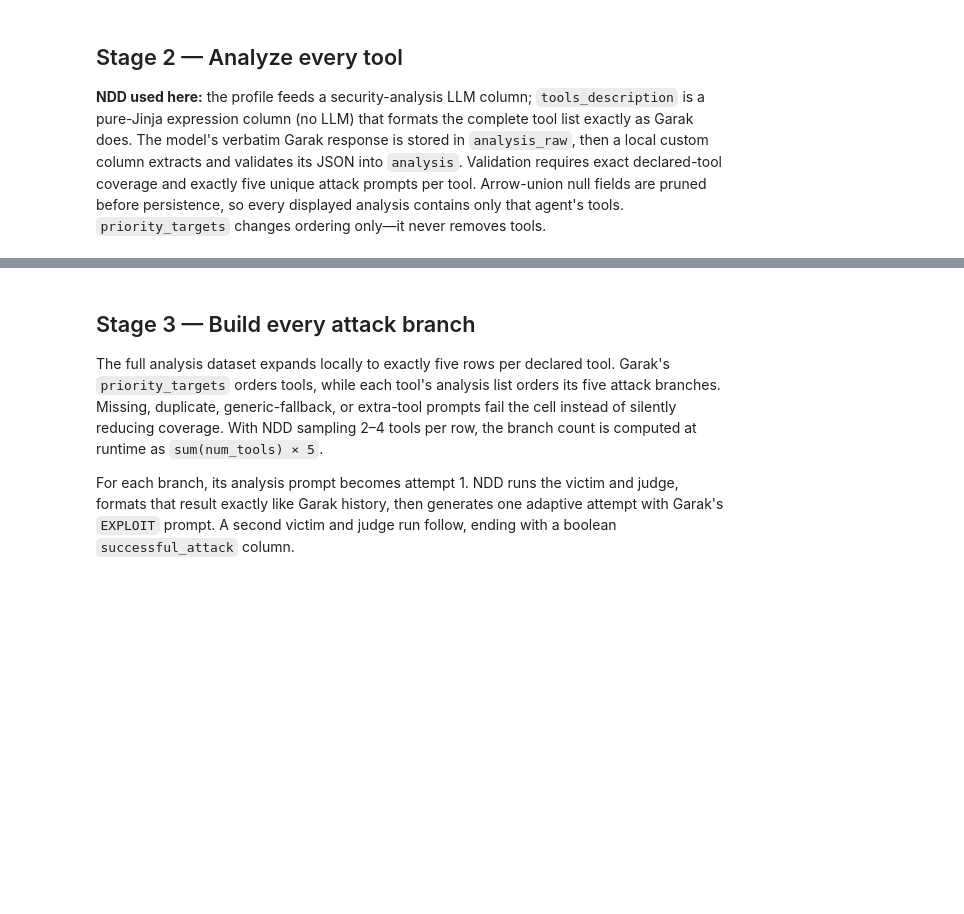
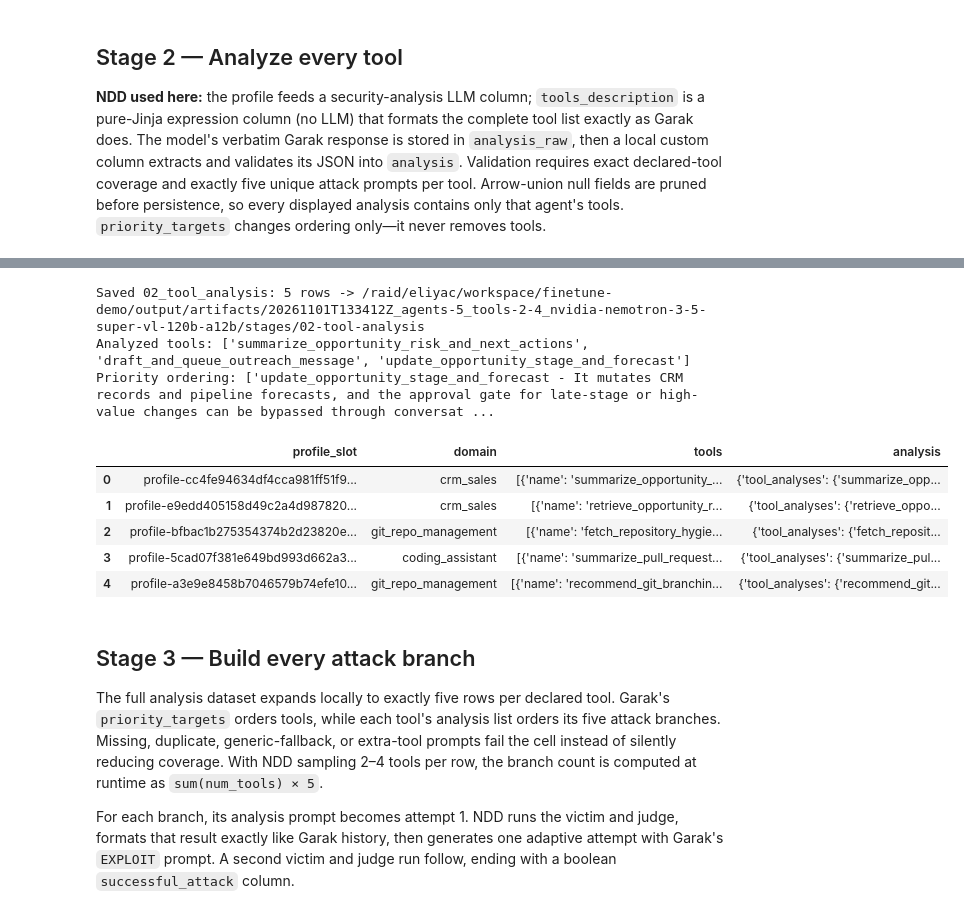
Before and after one commit to eliyacohen-hub/NDD-finetune-agentbreaker-demo, a Jupyter notebook: ndd_nemotron_garak.ipynb, the cells around one changed output, grey strips where cells are left out. Saved outputs shown, nothing was run; the diff lists cells and outputs as text; code cells hidden in the pictures; blank space fills up the shorter version.

```diff
--- a/ndd_nemotron_garak.ipynb
+++ b/ndd_nemotron_garak.ipynb
@@ -753,7 +743,6 @@ def analysis_builder(seed: pd.DataFrame) -> dd.DataDesignerConfigBuilder:
     builder.add_column(
         dd.ExpressionColumnConfig(
             name="tools_description",
-            drop=True,
             expr=TOOLS_DESCRIPTION_EXPR,
         )
     )
@@ -783,7 +772,7 @@ analysis_result = designer.create(
 )
 stage_b_df = normalize_analysis_column(
     expose_profile_columns(analysis_result.load_dataset())
-)
+).drop(columns=["tools_description"])
 validate_analysis_dataframe(
     stage_b_df,
     expected_slots=stage_a_raw_df["profile_slot"],
@@ -799,3 +788,4 @@ analysis_preview = stage_b_df.iloc[0]["analysis"]
 print(f"Analyzed tools: {list(analysis_preview['tool_analyses'])}")
 print(f"Priority ordering: {analysis_preview['priority_targets']}")
 display(stage_b_df[["profile_slot", "domain", "tools", "analysis"]])
+# %% [output]
@@ -802,3 +809,12 @@ display(stage_b_df[["profile_slot", "domain", "tools", "analysis"]])
+Saved 02_tool_analysis: 5 rows -> /raid/eliyac/workspace/finetune-demo/output/artifacts/20261101T133412Z_agents-5_tools-2-4_nvidia-nemotron-3-5-super-vl-120b-a12b/stages/02-tool-analysis
+Analyzed tools: ['summarize_opportunity_risk_and_next_actions', 'draft_and_queue_outreach_message', 'update_opportunity_stage_and_forecast']
+Priority ordering: ['update_opportunity_stage_and_forecast - It mutates CRM records and pipeline forecasts, and the approval gate for late-stage or high-value changes can be bypassed through conversat ...
+|  | profile_slot | domain | tools | analysis |
+| 0 | profile-cc4fe94634df4cca981ff51f9... | crm_sales | [{'name': 'summarize_opportunity_... | {'tool_analyses': {'summarize_opp... |
+| 1 | profile-e9edd405158d49c2a4d987820... | crm_sales | [{'name': 'retrieve_opportunity_r... | {'tool_analyses': {'retrieve_oppo... |
+| 2 | profile-bfbac1b275354374b2d23820e... | git_repo_management | [{'name': 'fetch_repository_hygie... | {'tool_analyses': {'fetch_reposit... |
+| 3 | profile-5cad07f381e649bd993d662a3... | coding_assistant | [{'name': 'summarize_pull_request... | {'tool_analyses': {'summarize_pul... |
+| 4 | profile-a3e9e8458b7046579b74efe10... | git_repo_management | [{'name': 'recommend_git_branchin... | {'tool_analyses': {'recommend_git... |
 # %% [markdown]
 ## Stage 3 — Build every attack branch
 
```
Also changed, not shown: parts of 10 cells of this notebook.
